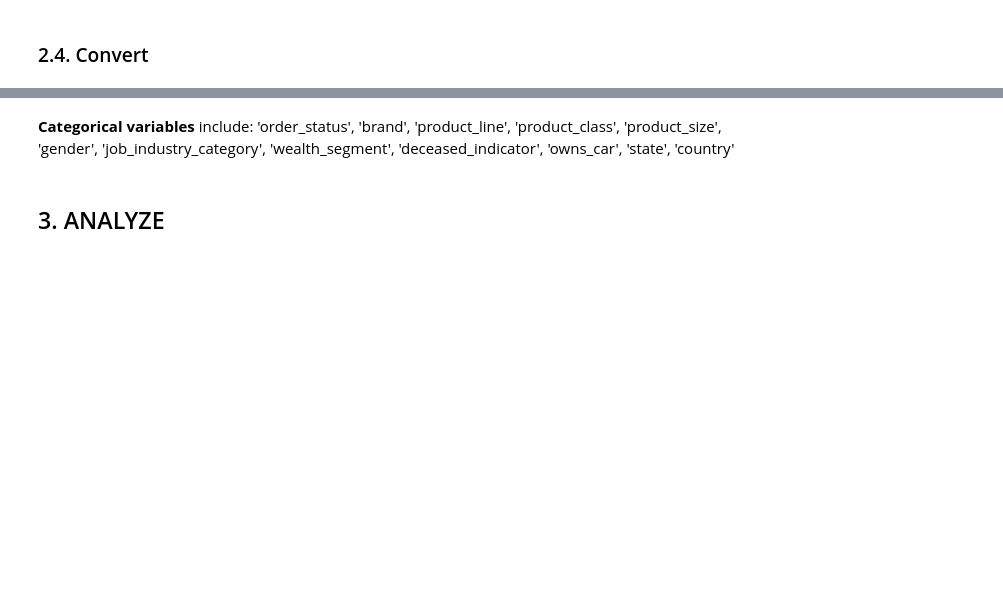
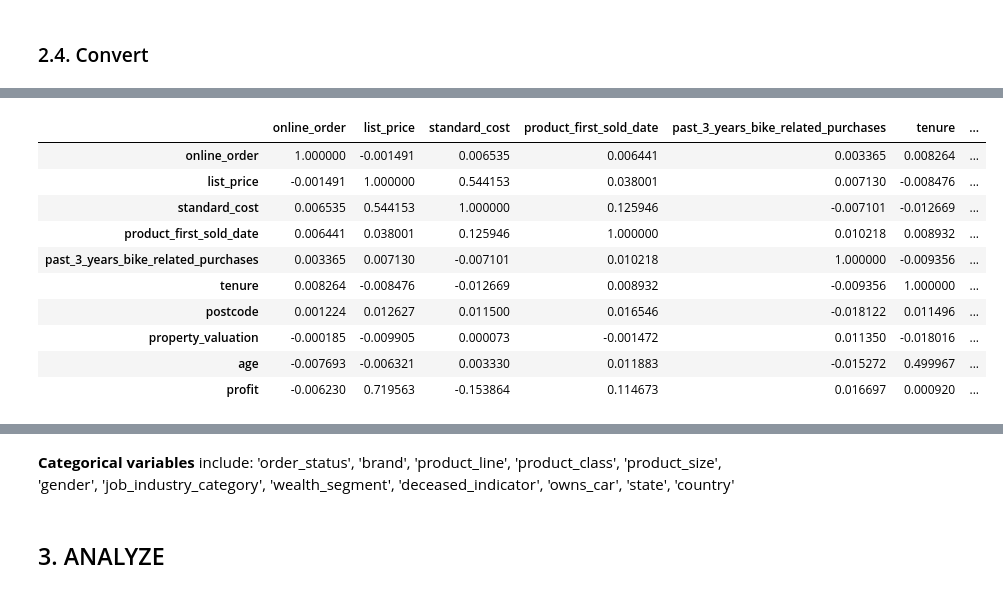
Before and after one commit to vynguyen293/KPMG-Data-Analytics, a Jupyter notebook: KPMG-Data-Analytics-about-Sprocket-Central-Pty-Ltd..ipynb, the cells around one changed output, grey strips where cells are left out. Drawn from its saved outputs; the diff is of its cells as text; code cells hidden in the pictures; blank space fills up the shorter version.

```diff
--- a/KPMG-Data-Analytics-about-Sprocket-Central-Pty-Ltd..ipynb
+++ b/KPMG-Data-Analytics-about-Sprocket-Central-Pty-Ltd..ipynb
@@ -386,3 +427,17 @@ df_all['postcode'] = df_all['postcode'].astype(str)
+# %%
+df_all.drop(['transaction_id', 'product_id', 'customer_id'], axis=1).corr()
+# %% [output]
+|  | online_order | list_price | standard_cost | product_first_sold_date | past_3_years_bike_related_purchases | tenure | ... |
+| online_order | 1.000000 | -0.001491 | 0.006535 | 0.006441 | 0.003365 | 0.008264 | ... |
+| list_price | -0.001491 | 1.000000 | 0.544153 | 0.038001 | 0.007130 | -0.008476 | ... |
+| standard_cost | 0.006535 | 0.544153 | 1.000000 | 0.125946 | -0.007101 | -0.012669 | ... |
+| product_first_sold_date | 0.006441 | 0.038001 | 0.125946 | 1.000000 | 0.010218 | 0.008932 | ... |
+| past_3_years_bike_related_purchases | 0.003365 | 0.007130 | -0.007101 | 0.010218 | 1.000000 | -0.009356 | ... |
+| tenure | 0.008264 | -0.008476 | -0.012669 | 0.008932 | -0.009356 | 1.000000 | ... |
+| postcode | 0.001224 | 0.012627 | 0.011500 | 0.016546 | -0.018122 | 0.011496 | ... |
+| property_valuation | -0.000185 | -0.009905 | 0.000073 | -0.001472 | 0.011350 | -0.018016 | ... |
+| age | -0.007693 | -0.006321 | 0.003330 | 0.011883 | -0.015272 | 0.499967 | ... |
+| profit | -0.006230 | 0.719563 | -0.153864 | 0.114673 | 0.016697 | 0.000920 | ... |
 # %%
 # Numerical columns
 number_vars = [f for f in df_all.columns if df_all.dtypes[f] != 'object']
```
Also changed, not shown: parts of 58 cells of this notebook.
